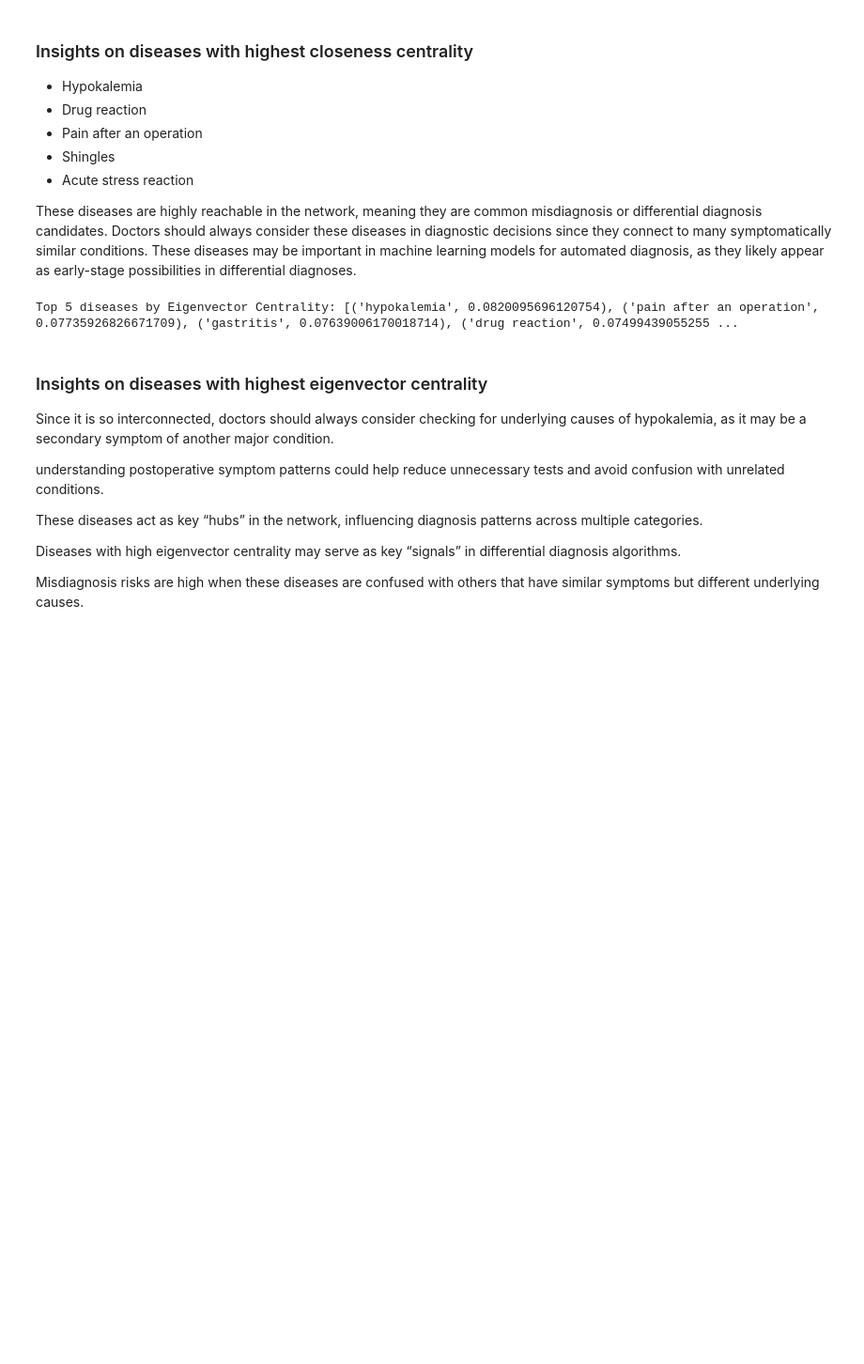
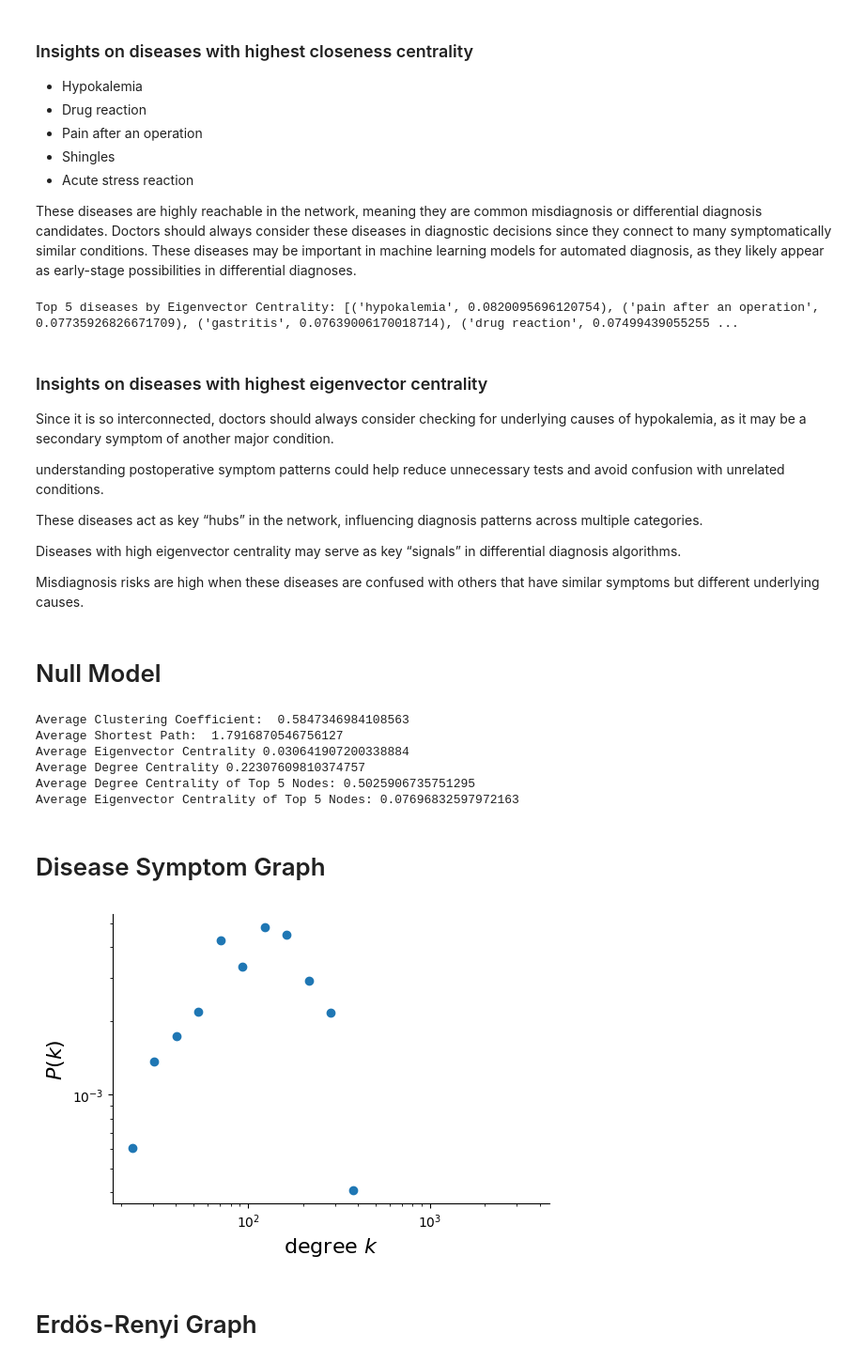
Before and after one commit to ktfr/disease-symptom-network, a Jupyter notebook: notebooks/PreliminarNetworkAnalysis.ipynb, the cells around one changed output. Shown at 94% size. Cells and saved outputs as stored; diff of their text form; code cells hidden in the pictures; blank space fills up the shorter version.

Commit message:
updated null models

```diff
--- a/notebooks/PreliminarNetworkAnalysis.ipynb
+++ b/notebooks/PreliminarNetworkAnalysis.ipynb
@@ -421,3 +421,71 @@ Diseases with high eigenvector centrality may serve as key “signals” in diff
 
 
 Misdiagnosis risks are high when these diseases are confused with others that have similar symptoms but different underlying causes.
+# %% [markdown]
+# Null Model
+# %%
+# calculate clustering coefficient and shortest path on our real data
+C = np.mean(list(nx.clustering(G).values()))
+d = nx.average_shortest_path_length(G, weight = 'Weight')
+e = np.mean(list(nx.eigenvector_centrality(G).values()))
+dc = np.mean(list(nx.degree_centrality(G).values()))
+
+degree_centrality = nx.degree_centrality(G)
+eigenvector_centrality = nx.eigenvector_centrality(G, weight='Weight')
+
+# Sort nodes by degree centrality (highest first) and select the top 5
+top_5_nodes = sorted(degree_centrality, key=degree_centrality.get, reverse=True)[:5]
+
+# Compute the average degree centrality of these top 5 nodes
+avg_top_5_degree_centrality = np.mean([degree_centrality[node] for node in top_5_nodes])
+
+# Sort nodes by eigenvector centrality (highest first) and select the top 5
+top_5_nodes_eigen = sorted(eigenvector_centrality, key=eigenvector_centrality.get, reverse=True)[:5]
+
+# Compute the average eigenvector centrality of these top 5 nodes
+avg_top_5_eigenvector_centrality = np.mean([eigenvector_centrality[node] for node in top_5_nodes_eigen])
+
+print("Average Clustering Coefficient: ", C)
+print("Average Shortest Path: ", d)
+print("Average Eigenvector Centrality", e)
+print("Average Degree Centrality", dc)
+print("Average Degree Centrality of Top 5 Nodes:", avg_top_5_degree_centrality)
+print("Average Eigenvector Centrality of Top 5 Nodes:", avg_top_5_eigenvector_centrality)
+# %% [output]
+Average Clustering Coefficient:  0.5847346984108563
+Average Shortest Path:  1.7916870546756127
+Average Eigenvector Centrality 0.030641907200338884
+Average Degree Centrality 0.22307609810374757
+Average Degree Centrality of Top 5 Nodes: 0.5025906735751295
+Average Eigenvector Centrality of Top 5 Nodes: 0.07696832597972163
+# %% [markdown]
+# Disease Symptom Graph
+# %%
+
+degrees = [G.degree(n) for n in G.nodes()]
+kmin = min(degrees)
+kmax = max(degrees)
+
+if kmin>0:
+    bin_edges = np.logspace(np.log10(kmin), np.log10(kmax)+1, num=20)
+else:
+    bin_edges = np.logspace(0, np.log10(kmax)+1, num=20)
+density, _ = np.histogram(degrees, bins=bin_edges, density=True)
+
+fig = plt.figure(figsize=(6,4))
+
+log_be = np.log10(bin_edges)
+x = 10**((log_be[1:] + log_be[:-1])/2)
+plt.loglog(x, density, marker='o', linestyle='none')
+plt.xlabel(r"degree $k$", fontsize=16)
+plt.ylabel(r"$P(k)$", fontsize=16)
+
+ax = plt.gca()
+ax.spines['right'].set_visible(False)
+ax.spines['top'].set_visible(False)
+ax.yaxis.set_ticks_position('left')
+ax.xaxis.set_ticks_position('bottom')
+# %% [output]
+[figure, added]
+# %% [markdown]
+# Erdös-Renyi Graph
```
Also changed, not shown: parts of 23 cells of this notebook.
